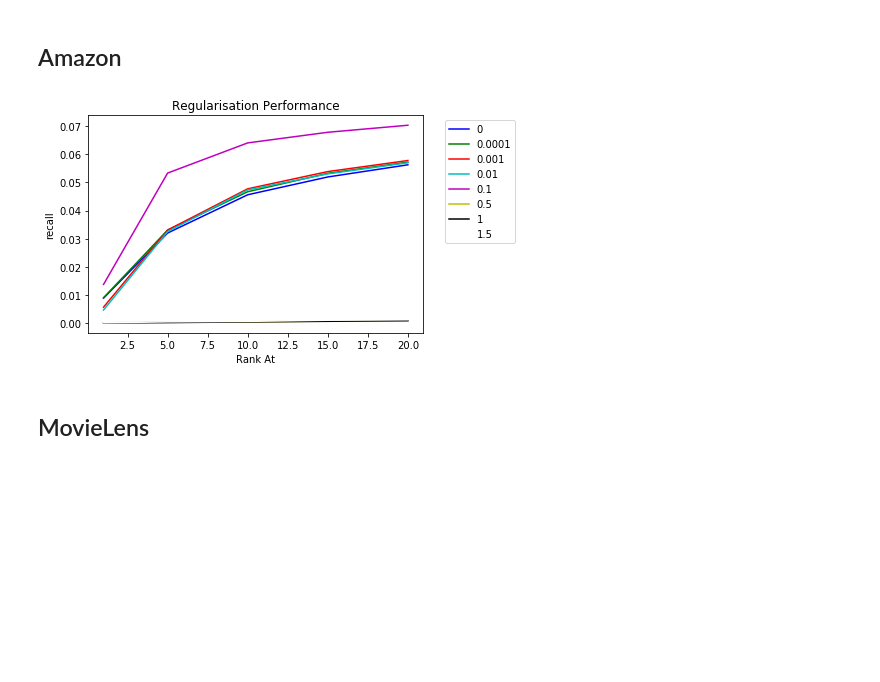
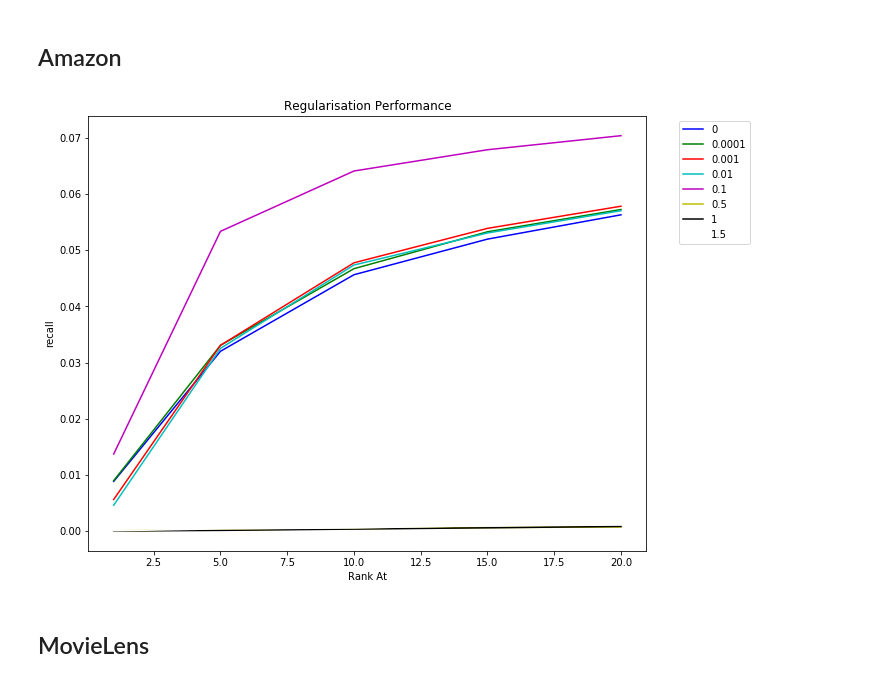
Before and after one commit to ROpdam/recommender_comparison, a Jupyter notebook: visualize_results.ipynb, the cells around one changed output. Saved outputs shown, nothing was run; the diff lists cells and outputs as text; code cells hidden in the pictures; blank space fills up the shorter version.

```diff
--- a/visualize_results.ipynb
+++ b/visualize_results.ipynb
@@ -31,10 +31,10 @@ def print_stats(df):
           '\n#items ', df['item'].unique().size,
           '\nsparse ', round(sparseness,5))
 # %%
-def show_results(metrics, file_name, plot_title, legend_names, path=''):
+def show_results(metrics, file_name, plot_title, legend_names, size=(10,8), path=''):
     ranks_at = metrics[0]['rank_at']
 
-    figure, axes = plt.subplots(nrows=2, ncols=2, figsize=(10,8))
+    figure, axes = plt.subplots(nrows=2, ncols=2, figsize=size)
     figure.suptitle(plot_title)
     figure.subplots_adjust(wspace=0.4, hspace=0.4)
 
@@ -80,7 +80,7 @@ def show_results(metrics, file_name, plot_title, legend_names, path=''):
     axes[1,1].set_ylabel('Hitcounts')
     axes[1,1].set_xticks([])
 
-    figure.legend(legend_names, loc='lower center', ncol=4, fontsize='large')
+    figure.legend(legend_names, loc='lower center', ncol=len(legend_names), fontsize='large')
 
     if len(store_path) > 0:
         figure.savefig(path + file_name + '_results')
@@ -88,15 +88,15 @@ def show_results(metrics, file_name, plot_title, legend_names, path=''):
 # %% [markdown]
 ## Init
 # %%
-# path = 'C:/Users/robin.opdam/Google Drive/Thesis (Msc)/Thesis_shared_files/'
-path = '/Users/Robin/Google Drive/Thesis (Msc)/Thesis_shared_files/'
+path = 'C:/Users/robin.opdam/Google Drive/Thesis (Msc)/Thesis_shared_files/'
+# path = '/Users/Robin/Google Drive/Thesis (Msc)/Thesis_shared_files/'
 # %%
 names_am = ['Amazon_01_users']
 names_ml = ['ML_01_users', 'ML_01_users']
 extensions = ['', '', '_rate_above_3']
 
 res_path = path + 'Results/Results_17_04/'
-# store_path = path + 'Plots/CFRNN_plots/'
+store_path = '' #path + 'Plots/CFRNN_plots/'
 file_names = names_am + names_ml
 data_paths = ['Data/Amazon/']*len(names_am) + ['Data/ML/']*len(names_ml)
 plot_titles = ['Amazon 10%', 'MovieLens 10%', 'MovieLens 10% rate above 3']
@@ -250,7 +262,7 @@ def plot_grid_search(n_iterations, regs, nolfs, sample_percs, ext, metric='recal
                     final_name = ext + '_' + str(n_iters) + '_' + str(nolf) + '_' + str(reg) + '_' + str(sample_perc)
 
                     # Read
-                    all_metrics[reg] = pd.read_pickle(path + 'Results/BPR/Grid_Search/metrics_' + final_name)
+                    all_metrics[reg] = pd.read_pickle(path + 'Results/BPR/Grid_Search/regularisation/metrics_' + final_name)
 
     import matplotlib.colors as c
     diff_colors = list(c.BASE_COLORS.keys())
@@ -265,18 +277,20 @@ def plot_grid_search(n_iterations, regs, nolfs, sample_percs, ext, metric='recal
 # %% [markdown]
 ## Amazon
 # %%
+import matplotlib
+matplotlib.rc('figure', figsize=(10,8))
 file_name = 'Amazon_01_users'
 file_path = path + 'Data/Amazon/'
 ext = 'Am'
 
 n_iterations = [40]
 regs = [0, 0.0001, 0.001, 0.01, 0.1, 0.5, 1, 1.5]
 nolfs = [20]
 sample_percs = [0.4]
 
 plot_grid_search(n_iterations, regs, nolfs, sample_percs, ext, 'recall')
 # %% [output]
-[figure, old version]
+[figure, new version]
 # %% [markdown]
 ## MovieLens
 # %%
```
Also changed, not shown: parts of 8 cells of this notebook, 1 other file.
